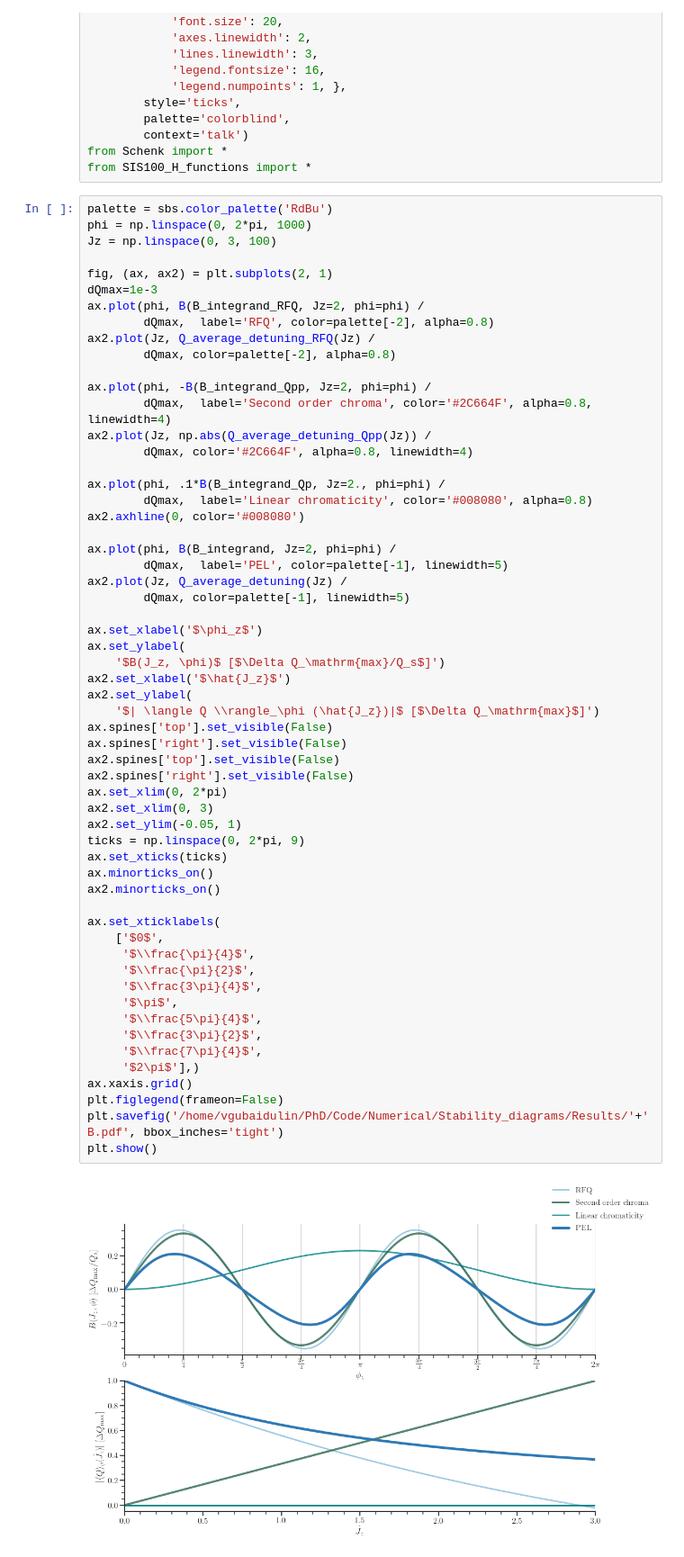
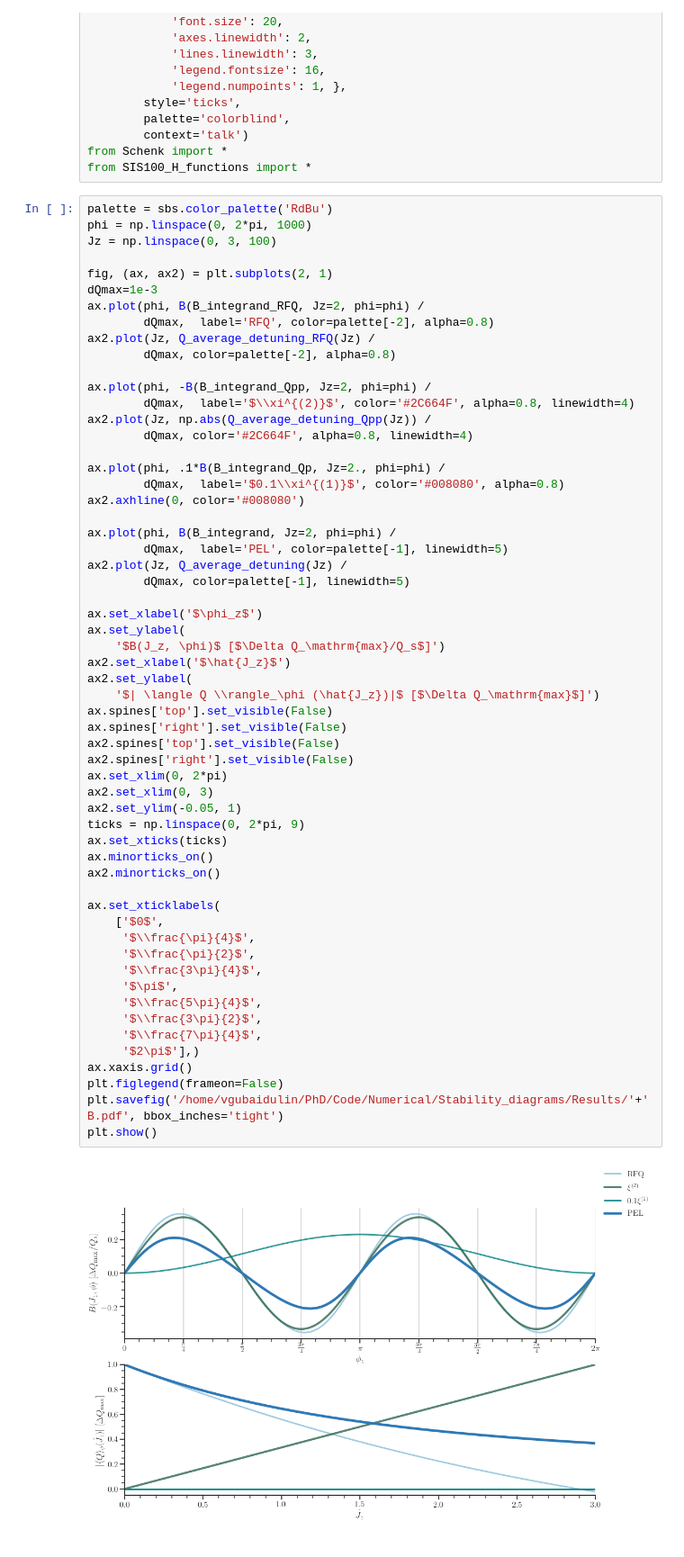
Before and after one commit to gubaidulinvadim/Dispersion-relations, a Jupyter notebook: Notebooks/Beam-mode spectra.ipynb, the cells around one changed output. Shown: that part at 90% size. Drawn from its saved outputs; the diff is of its cells as text.

Commit message:
changed legend

```diff
--- a/Notebooks/Beam-mode spectra.ipynb
+++ b/Notebooks/Beam-mode spectra.ipynb
@@ -31,12 +31,12 @@ ax2.plot(Jz, Q_average_detuning_RFQ(Jz) /
         dQmax, color=palette[-2], alpha=0.8)
 
 ax.plot(phi, -B(B_integrand_Qpp, Jz=2, phi=phi) /
-        dQmax,  label='Second order chroma', color='#2C664F', alpha=0.8, linewidth=4)
+        dQmax,  label='$\\xi^{(2)}$', color='#2C664F', alpha=0.8, linewidth=4)
 ax2.plot(Jz, np.abs(Q_average_detuning_Qpp(Jz)) /
         dQmax, color='#2C664F', alpha=0.8, linewidth=4)
 
 ax.plot(phi, .1*B(B_integrand_Qp, Jz=2., phi=phi) /
-        dQmax,  label='Linear chromaticity', color='#008080', alpha=0.8)
+        dQmax,  label='$0.1\\xi^{(1)}$', color='#008080', alpha=0.8)
 ax2.axhline(0, color='#008080')
 
 ax.plot(phi, B(B_integrand, Jz=2, phi=phi) /
@@ -50,34 +50,34 @@ ax.set_ylabel(
 ax2.set_xlabel('$\hat{J_z}$')
 ax2.set_ylabel(
     '$| \langle Q \\rangle_\phi (\hat{J_z})|$ [$\Delta Q_\mathrm{max}$]')
 ax.spines['top'].set_visible(False)
 ax.spines['right'].set_visible(False)
 ax2.spines['top'].set_visible(False)
 ax2.spines['right'].set_visible(False)
 ax.set_xlim(0, 2*pi)
 ax2.set_xlim(0, 3)
 ax2.set_ylim(-0.05, 1)
 ticks = np.linspace(0, 2*pi, 9)
 ax.set_xticks(ticks)
 ax.minorticks_on()
 ax2.minorticks_on()
 
 ax.set_xticklabels(
     ['$0$',
      '$\\frac{\pi}{4}$',
      '$\\frac{\pi}{2}$',
      '$\\frac{3\pi}{4}$',
      '$\pi$',
      '$\\frac{5\pi}{4}$',
      '$\\frac{3\pi}{2}$',
      '$\\frac{7\pi}{4}$',
      '$2\pi$'],)
 ax.xaxis.grid()
 plt.figlegend(frameon=False)
 plt.savefig('/home/vgubaidulin/PhD/Code/Numerical/Stability_diagrams/Results/'+'B.pdf', bbox_inches='tight')
 plt.show()
 # %% [output]
-[figure, old version]
+[figure, new version]
 # %%
 %%time
 print('beta_z: ', BETA_Z)
```
Also changed, not shown: parts of 1 cell of this notebook.
